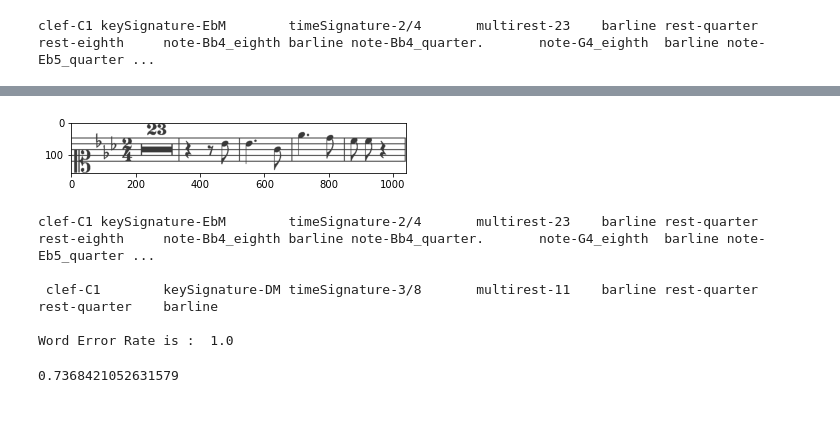
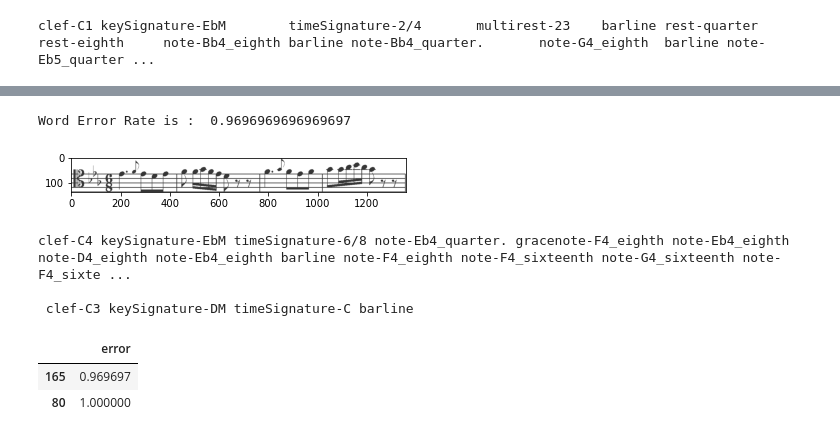
Before and after one commit to nishantpillai5/dl_omr, a Jupyter notebook: notebooks/ctc_model_fit_New_perspective.ipynb, the cells around one changed output, grey strips where cells are left out. Cells and saved outputs as stored; diff of their text form; code cells hidden in the pictures.

```diff
--- a/notebooks/ctc_model_fit_New_perspective.ipynb
+++ b/notebooks/ctc_model_fit_New_perspective.ipynb
@@ -261,5 +292,6 @@ lst = data_obj.trim_ds()
 56
 # %%
 data_obj_test = PriMuS_Data(corpus_dirpath, test_set_path, dictionary_path)
-lst_test = data_obj_test.get_test()
+lst_test = data_obj_test.get_test(max_label_len=data_obj.max_label_len)
+print(data_obj_test.max_label_len)
 # %% [output]
@@ -267,26 +299,5 @@ lst_test = data_obj_test.get_test()
 # %% [markdown]
 ## Preprocessing data for training
-# %%
-# Resize images to desired dimensions with unknown width
-def resize_no_width(image, height):
-    width = int(float(height * image.shape[1]) / image.shape[0])
-    sample_img = cv2.resize(image, (width, height))
-    return sample_img
-
-
-# Pre-process a single image sample(resize/normalize/max_width resize)
-def process_single_sample(img_path, label,max_width = 30):
-    params = default_model_params(img_height,primus.vocabulary_size)
-    # 1. Read image
-    img = tf.io.read_file(img_path)
-    # 2. Decode and convert to grayscale
-    img = tf.io.decode_png(img, channels=1)
-    # 3. Convert to float32 in [0, 1] range
-    img = tf.image.convert_image_dtype(img, tf.float32)
-    # 4. Resize to the desired size
-    img = tf.image.resize(img,[params['img_height'], max_width])
-    # TODO: Get height from params, calculate width from max of all images
-    return {"image": img, "label": label}
 # %%
 batch_size = 16
 
@@ -444,3 +466,6 @@ ground_truth = lst_test["text"]
 print(ground_truth_decoder(ground_truth)[0])
 # %% [output]
 clef-C1 keySignature-EbM        timeSignature-2/4       multirest-23    barline rest-quarter    rest-eighth     note-Bb4_eighth barline note-Bb4_quarter.       note-G4_eighth  barline note-Eb5_quarter ...
+# %%
+ground_truth = lst_test["text"]
+print(ground_truth_decoder_None_char(ground_truth)[0])
@@ -469,39 +523,54 @@ pred_strings
 # %%
 import matplotlib.pyplot as plt
 from jiwer import wer
 import jiwer
 
-def plot_predict(lst_test,pred_strings, index):
+def plot_predict(lst_test,pred_strings, index, ground_truth1):
     images = lst_test["images"][index]
     ground_truth = lst_test["text"]
     ground_truth = ground_truth_decoder(ground_truth)[index]
     # [index]
     predictions = pred_strings[index]
     plot = cv2.imread(images)
     plt.imshow(plot)
     plt.show()
-    print(ground_truth)
+    print(ground_truth1[index])
     print("\n",predictions)
     # return plot
+index = 165
 
-plot_predict(lst_test,pred_strings, 0)
-error = wer(ground_truth_decoder(ground_truth), pred_strings)
+
+pred_strings1 = pred_strings
+ground_truth1 = ground_truth
+pred_strings1 = jiwer.RemoveWhiteSpace(replace_by_space=True)(pred_strings1)
+ground_truth1 = jiwer.RemoveWhiteSpace(replace_by_space=True)(ground_truth_decoder(ground_truth1))
+error = wer(ground_truth1[index], pred_strings1[index])
 print("\nWord Error Rate is : ", error)
+plot_predict(lst_test,pred_strings1, index, ground_truth1)
 # %% [output]
+Word Error Rate is :  0.9696969696969697
-[figure, old version]
+[figure, new version]
-clef-C1 keySignature-EbM        timeSignature-2/4       multirest-23    barline rest-quarter    rest-eighth     note-Bb4_eighth barline note-Bb4_quarter.       note-G4_eighth  barline note-Eb5_quarter ...
-
- clef-C1        keySignature-DM timeSignature-3/8       multirest-11    barline rest-quarter    rest-quarter    barline
-
-Word Error Rate is :  1.0
+clef-C4 keySignature-EbM timeSignature-6/8 note-Eb4_quarter. gracenote-F4_eighth note-Eb4_eighth note-D4_eighth note-Eb4_eighth barline note-F4_eighth note-F4_sixteenth note-G4_sixteenth note-F4_sixte ...
+
+ clef-C3 keySignature-DM timeSignature-C barline
 # %%
 pred_strings1 = pred_strings
 ground_truth1 = ground_truth
 pred_strings1 = jiwer.RemoveWhiteSpace(replace_by_space=True)(pred_strings1)
 ground_truth1 = jiwer.RemoveWhiteSpace(replace_by_space=True)(ground_truth_decoder(ground_truth1))
-error = wer(ground_truth1[0], pred_strings1[0])
-print(error)
+minimum_errors = []
+for i in range(len(ground_truth1)):
+
+    error = wer(ground_truth1[i], pred_strings1[i])
+    minimum_errors.append(error)
-# %% [output]
-0.7368421052631579
+# %%
+import pandas as pd
+df = pd.DataFrame(minimum_errors, columns=["error"])
+df = df.sort_values("error")
+df.tail(2)
+# %% [output]
+|  | error |
+| 165 | 0.969697 |
+| 80 | 1.000000 |
 # %%
 #separating it into words didnt work because they dont have the same size
```
Also changed, not shown: parts of 10 cells of this notebook, 2 other files.
